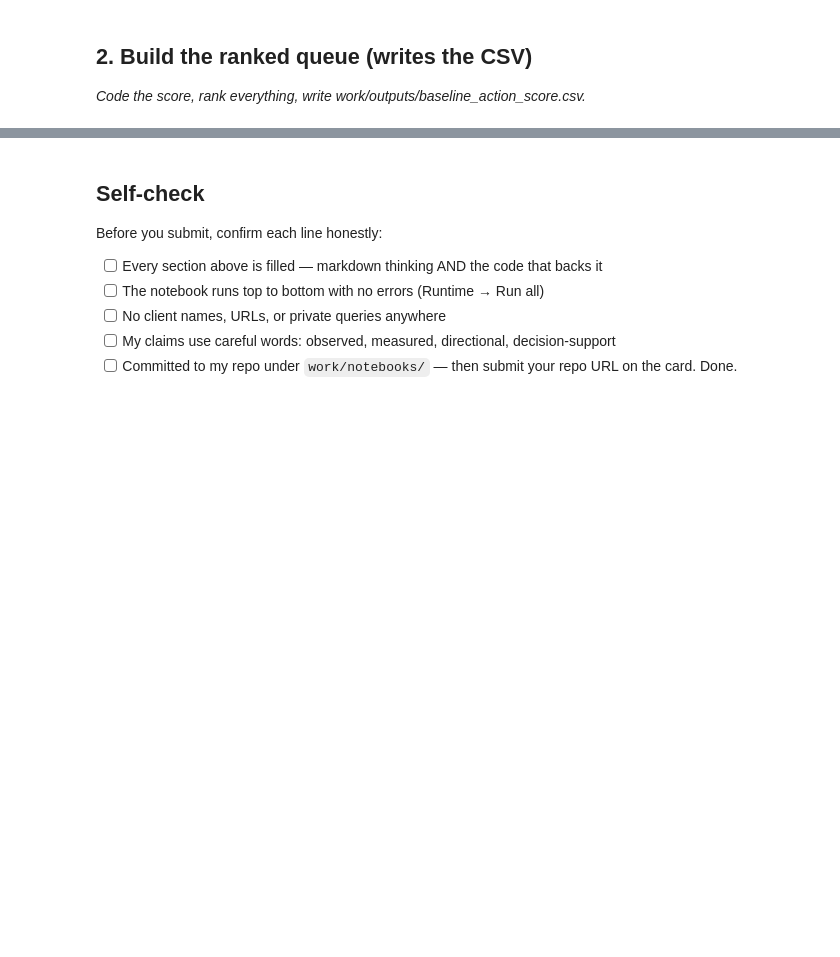
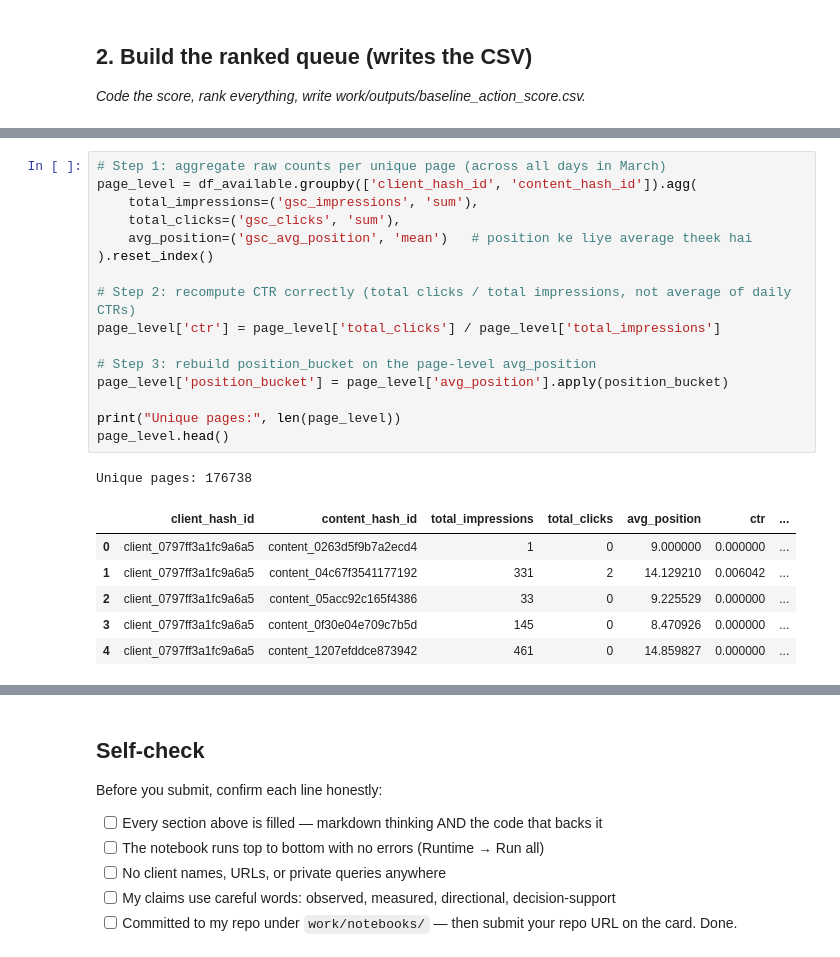
Before and after one commit to ayesha-asif1/flyrank-ml-internship, a Jupyter notebook: work/notebooks/w04_baseline_score.ipynb, the cells around one changed output, grey strips where cells are left out. Saved outputs shown, nothing was run; the diff lists cells and outputs as text; blank space fills up the shorter version.

```diff
--- a/work/notebooks/w04_baseline_score.ipynb
+++ b/work/notebooks/w04_baseline_score.ipynb
@@ -36,0 +272,24 @@ This skeleton is yours to fill. Work the sections **in order** — each one has
+# %%
+# Step 1: aggregate raw counts per unique page (across all days in March)
+page_level = df_available.groupby(['client_hash_id', 'content_hash_id']).agg(
+    total_impressions=('gsc_impressions', 'sum'),
+    total_clicks=('gsc_clicks', 'sum'),
+    avg_position=('gsc_avg_position', 'mean')   # position ke liye average theek hai
+).reset_index()
+
+# Step 2: recompute CTR correctly (total clicks / total impressions, not average of daily CTRs)
+page_level['ctr'] = page_level['total_clicks'] / page_level['total_impressions']
+
+# Step 3: rebuild position_bucket on the page-level avg_position
+page_level['position_bucket'] = page_level['avg_position'].apply(position_bucket)
+
+print("Unique pages:", len(page_level))
+page_level.head()
+# %% [output]
+Unique pages: 176738
+|  | client_hash_id | content_hash_id | total_impressions | total_clicks | avg_position | ctr | ... |
+| 0 | client_0797ff3a1fc9a6a5 | content_0263d5f9b7a2ecd4 | 1 | 0 | 9.000000 | 0.000000 | ... |
+| 1 | client_0797ff3a1fc9a6a5 | content_04c67f3541177192 | 331 | 2 | 14.129210 | 0.006042 | ... |
+| 2 | client_0797ff3a1fc9a6a5 | content_05acc92c165f4386 | 33 | 0 | 9.225529 | 0.000000 | ... |
+| 3 | client_0797ff3a1fc9a6a5 | content_0f30e04e709c7b5d | 145 | 0 | 8.470926 | 0.000000 | ... |
+| 4 | client_0797ff3a1fc9a6a5 | content_1207efddce873942 | 461 | 0 | 14.859827 | 0.000000 | ... |
```
Also changed, not shown: parts of 20 cells of this notebook.
